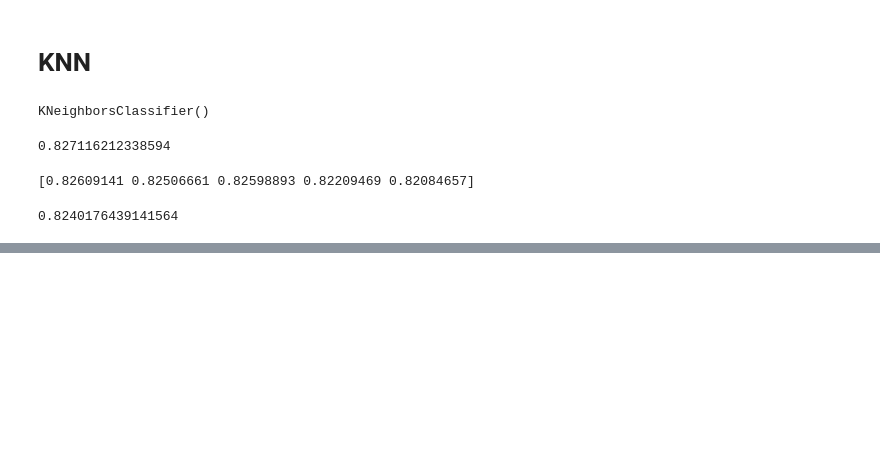
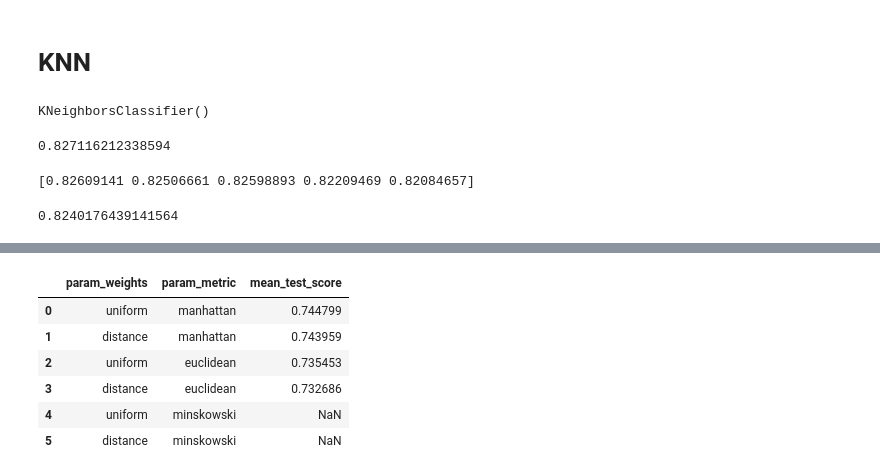
Before and after one commit to subodhbhatta67/Supervised-Learning-Models-, a Jupyter notebook: supervised_learning.ipynb, the cells around one changed output, grey strips where cells are left out. Cells and saved outputs as stored; diff of their text form; code cells hidden in the pictures; blank space fills up the shorter version.

```diff
--- a/supervised_learning.ipynb
+++ b/supervised_learning.ipynb
@@ -1079,0 +1129,10 @@ print(scores2.mean())
+# %%
+results[['param_weights', 'param_metric', 'mean_test_score']]
+# %% [output]
+|  | param_weights | param_metric | mean_test_score |
+| 0 | uniform | manhattan | 0.744799 |
+| 1 | distance | manhattan | 0.743959 |
+| 2 | uniform | euclidean | 0.735453 |
+| 3 | distance | euclidean | 0.732686 |
+| 4 | uniform | minskowski | NaN |
+| 5 | distance | minskowski | NaN |
```
Also changed, not shown: parts of 15 cells of this notebook.
